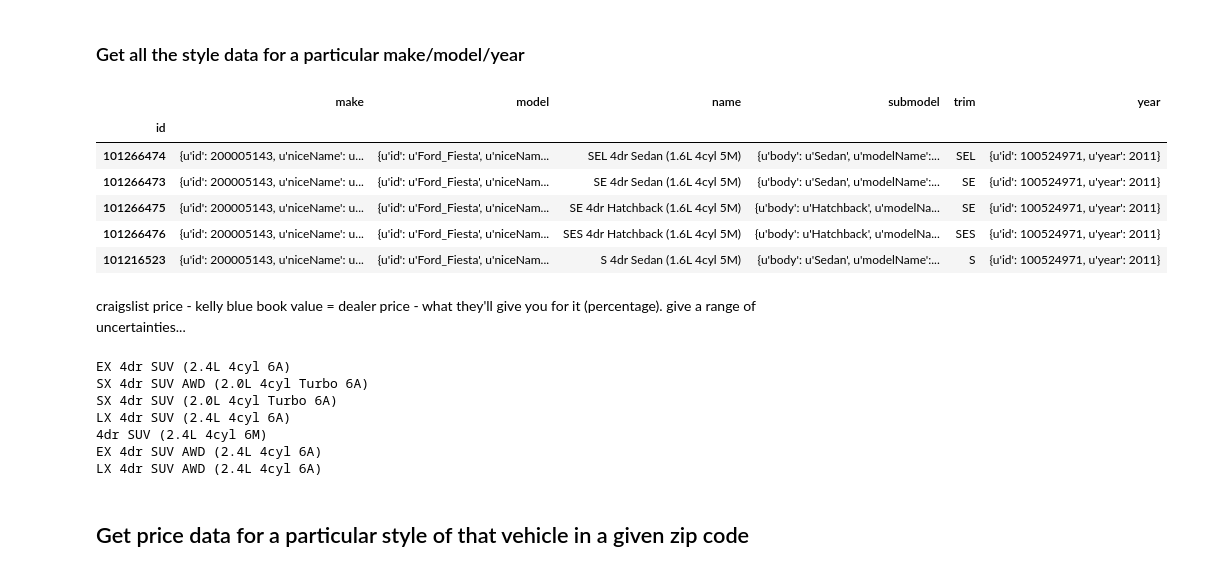
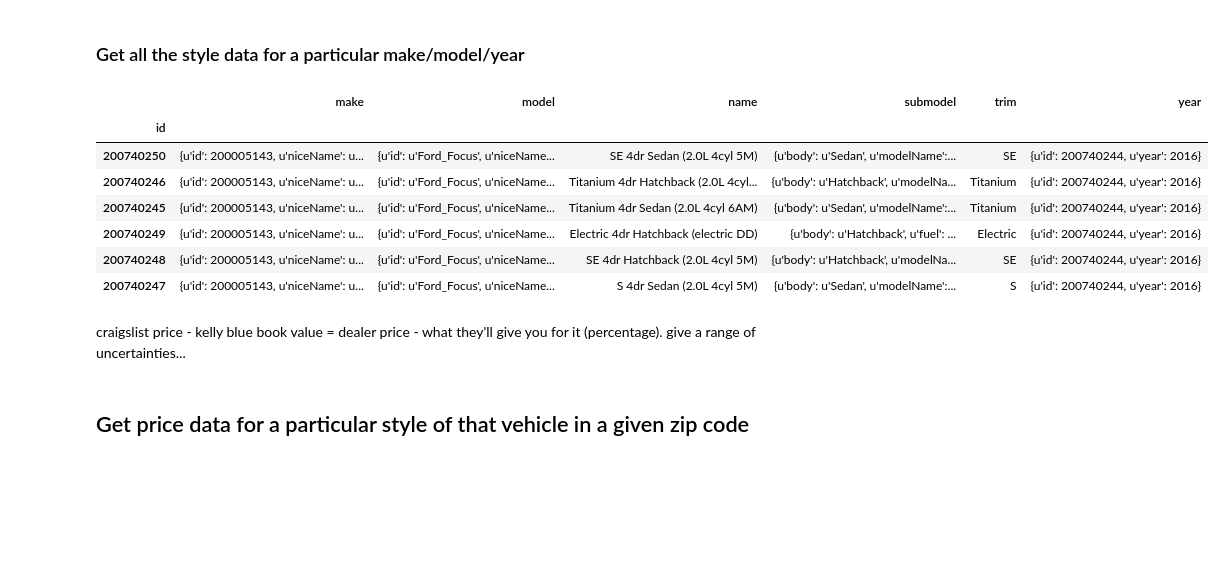
Before and after one commit to bslakman/Cars, a Jupyter notebook: Edmunds.ipynb, the cells around one changed output. Saved outputs shown, nothing was run; the diff lists cells and outputs as text; code cells hidden in the pictures; blank space fills up the shorter version.

Commit message:
Update the Edmunds notebook and html.
Larger updates of these seem better, as it's easier to
render the diff of .py files

```diff
--- a/Edmunds.ipynb
+++ b/Edmunds.ipynb
@@ -67,8 +68,8 @@ ford_models
 | Ford_Windstar_Cargo | Windstar Cargo | windstar-cargo | [{u'id': 100503362, u'year': 1995... |
 63 rows × 3 columns
 # %%
-ford_fiesta_years = pd.DataFrame(data=ford_models.loc['Ford_Fiesta']['years'])
-ford_fiesta_years.set_index('year', inplace=True)
-print len(ford_fiesta_years)
-ford_fiesta_years
+ford_focus_years = pd.DataFrame(data=ford_models.loc['Ford_Focus']['years'])
+ford_focus_years.set_index('year', inplace=True)
+print len(ford_focus_years)
+ford_focus_years
 # %% [output]
@@ -89,10 +105,10 @@ car_makes.to_csv('car_makes.csv')
 # %%
 import time
 makeNiceName = 'ford'
-modelNiceName = 'fiesta'
-fiesta_style_details = []
+modelNiceName = 'focus'
+focus_style_details = []
 parameters = {}
 parameters = {'api_key': key, 'fmt': 'json'}
-for year in ford_fiesta_years.index:
-    fiesta_style_details.append(requests.get("https://api.edmunds.com/api/vehicle/v2/{0}/{1}/{2}/styles".format(makeNiceName,modelNiceName,year), params=parameters))
+for year in ford_focus_years.index[:-1]: # don't include 2017
+    focus_style_details.append(requests.get("https://api.edmunds.com/api/vehicle/v2/{0}/{1}/{2}/styles".format(makeNiceName,modelNiceName,year), params=parameters))
     time.sleep(3)
@@ -118,0 +115,5 @@ ford_fiesta_years
+# %%
+ford_focus_years = ford_focus_years.loc[2000:2016]
+ford_focus_years['styles'] = focus_style_details
+# %%
+ford_focus_years['styles'] = ford_focus_years.apply(lambda row: row['styles'].json(), axis=1)
@@ -119,14 +142,15 @@ ford_fiesta_years
 # %% [markdown]
 ### Get all the style data for a particular make/model/year
 # %%
-ford_fiesta_styles_2011 = pd.DataFrame(data=ford_fiesta_years.loc[2011]['styles']['styles'])
-ford_fiesta_styles_2011.set_index('id', inplace=True)
-ford_fiesta_styles_2011
+ford_focus_styles_2016 = pd.DataFrame(data=ford_focus_years.loc[2016]['styles']['styles'])
+ford_focus_styles_2016.set_index('id', inplace=True)
+ford_focus_styles_2016
 # %% [output]
 |  | make | model | name | submodel | trim | year |
 | id |  |  |  |  |  |  |
-| 101266474 | {u'id': 200005143, u'niceName': u... | {u'id': u'Ford_Fiesta', u'niceNam... | SEL 4dr Sedan (1.6L 4cyl 5M) | {u'body': u'Sedan', u'modelName':... | SEL | {u'id': 100524971, u'year': 2011} |
-| 101266473 | {u'id': 200005143, u'niceName': u... | {u'id': u'Ford_Fiesta', u'niceNam... | SE 4dr Sedan (1.6L 4cyl 5M) | {u'body': u'Sedan', u'modelName':... | SE | {u'id': 100524971, u'year': 2011} |
-| 101266475 | {u'id': 200005143, u'niceName': u... | {u'id': u'Ford_Fiesta', u'niceNam... | SE 4dr Hatchback (1.6L 4cyl 5M) | {u'body': u'Hatchback', u'modelNa... | SE | {u'id': 100524971, u'year': 2011} |
-| 101266476 | {u'id': 200005143, u'niceName': u... | {u'id': u'Ford_Fiesta', u'niceNam... | SES 4dr Hatchback (1.6L 4cyl 5M) | {u'body': u'Hatchback', u'modelNa... | SES | {u'id': 100524971, u'year': 2011} |
-| 101216523 | {u'id': 200005143, u'niceName': u... | {u'id': u'Ford_Fiesta', u'niceNam... | S 4dr Sedan (1.6L 4cyl 5M) | {u'body': u'Sedan', u'modelName':... | S | {u'id': 100524971, u'year': 2011} |
+| 200740250 | {u'id': 200005143, u'niceName': u... | {u'id': u'Ford_Focus', u'niceName... | SE 4dr Sedan (2.0L 4cyl 5M) | {u'body': u'Sedan', u'modelName':... | SE | {u'id': 200740244, u'year': 2016} |
+| 200740246 | {u'id': 200005143, u'niceName': u... | {u'id': u'Ford_Focus', u'niceName... | Titanium 4dr Hatchback (2.0L 4cyl... | {u'body': u'Hatchback', u'modelNa... | Titanium | {u'id': 200740244, u'year': 2016} |
+| 200740245 | {u'id': 200005143, u'niceName': u... | {u'id': u'Ford_Focus', u'niceName... | Titanium 4dr Sedan (2.0L 4cyl 6AM) | {u'body': u'Sedan', u'modelName':... | Titanium | {u'id': 200740244, u'year': 2016} |
+| 200740249 | {u'id': 200005143, u'niceName': u... | {u'id': u'Ford_Focus', u'niceName... | Electric 4dr Hatchback (electric DD) | {u'body': u'Hatchback', u'fuel': ... | Electric | {u'id': 200740244, u'year': 2016} |
+| 200740248 | {u'id': 200005143, u'niceName': u... | {u'id': u'Ford_Focus', u'niceName... | SE 4dr Hatchback (2.0L 4cyl 5M) | {u'body': u'Hatchback', u'modelNa... | SE | {u'id': 200740244, u'year': 2016} |
+| 200740247 | {u'id': 200005143, u'niceName': u... | {u'id': u'Ford_Focus', u'niceName... | S 4dr Sedan (2.0L 4cyl 5M) | {u'body': u'Sedan', u'modelName':... | S | {u'id': 200740244, u'year': 2016} |
@@ -141,16 +157,4 @@ model_data = requests.get("https://api.edmunds.com/api/vehicle/v2/{0}/{1}/{2}/st
 # %% [markdown]
 craigslist price - kelly blue book value = dealer price - what they'll give you for it (percentage). give a range of uncertainties...
-# %%
-for x in model_data['styles']:
-    #if x['submodel']['body']=='Sedan':
-    print(x['name'].encode('utf-8'))
-# %% [output]
-EX 4dr SUV (2.4L 4cyl 6A)
-SX 4dr SUV AWD (2.0L 4cyl Turbo 6A)
-SX 4dr SUV (2.0L 4cyl Turbo 6A)
-LX 4dr SUV (2.4L 4cyl 6A)
-4dr SUV (2.4L 4cyl 6M)
-EX 4dr SUV AWD (2.4L 4cyl 6A)
-LX 4dr SUV AWD (2.4L 4cyl 6A)
 # %% [markdown]
 ## Get price data for a particular style of that vehicle in a given zip code
```
Also changed, not shown: parts of 17 cells of this notebook, 1 other file.
